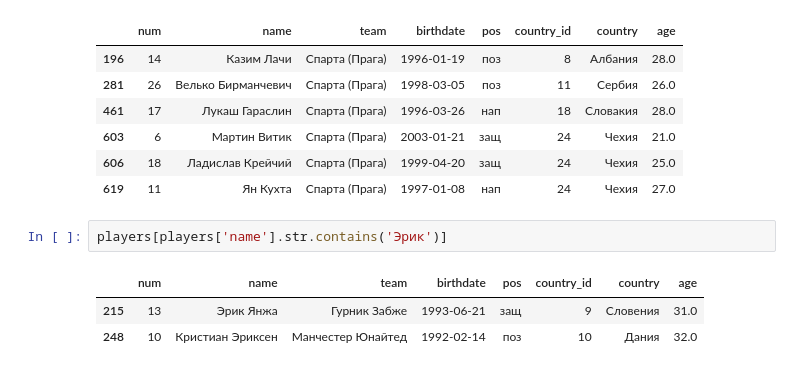
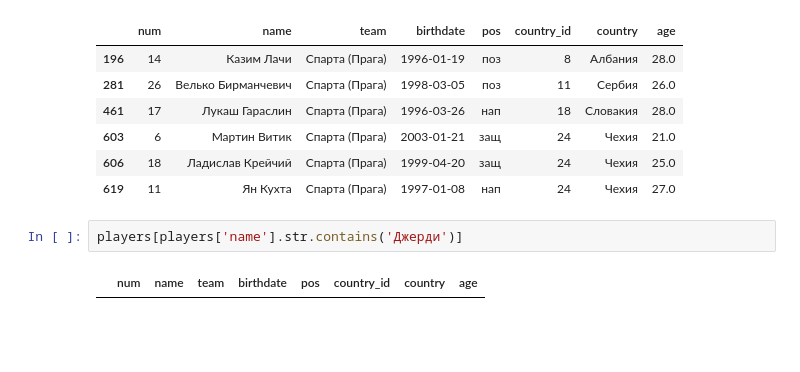
Before and after one commit to elp87/Euro-2024, a Jupyter notebook: euro.ipynb, the cells around one changed output. Saved outputs shown, nothing was run; the diff lists cells and outputs as text; blank space fills up the shorter version.

```diff
--- a/euro.ipynb
+++ b/euro.ipynb
@@ -479,8 +476,6 @@ players[players['team'] =='Спарта (Прага)']
 | 606 | 18 | Ладислав Крейчий | Спарта (Прага) | 1999-04-20 | защ | 24 | Чехия | 25.0 |
 | 619 | 11 | Ян Кухта | Спарта (Прага) | 1997-01-08 | нап | 24 | Чехия | 27.0 |
 # %%
-players[players['name'].str.contains('Эрик')]
+players[players['name'].str.contains('Джерди')]
 # %% [output]
 |  | num | name | team | birthdate | pos | country_id | country | age |
-| 215 | 13 | Эрик Янжа | Гурник Забже | 1993-06-21 | защ | 9 | Словения | 31.0 |
-| 248 | 10 | Кристиан Эриксен | Манчестер Юнайтед | 1992-02-14 | поз | 10 | Дания | 32.0 |
```
Also changed, not shown: parts of 14 cells of this notebook, 3 other files.
